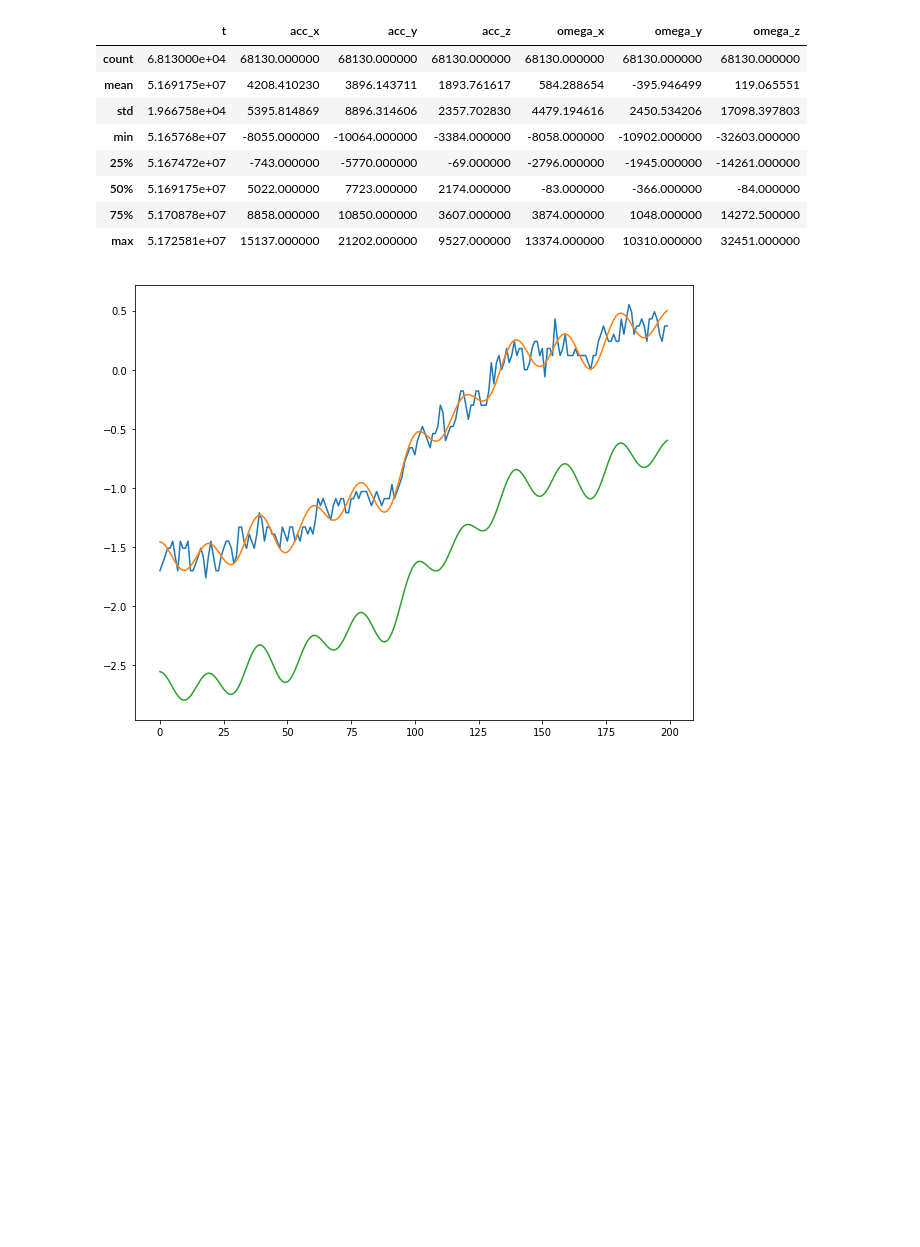
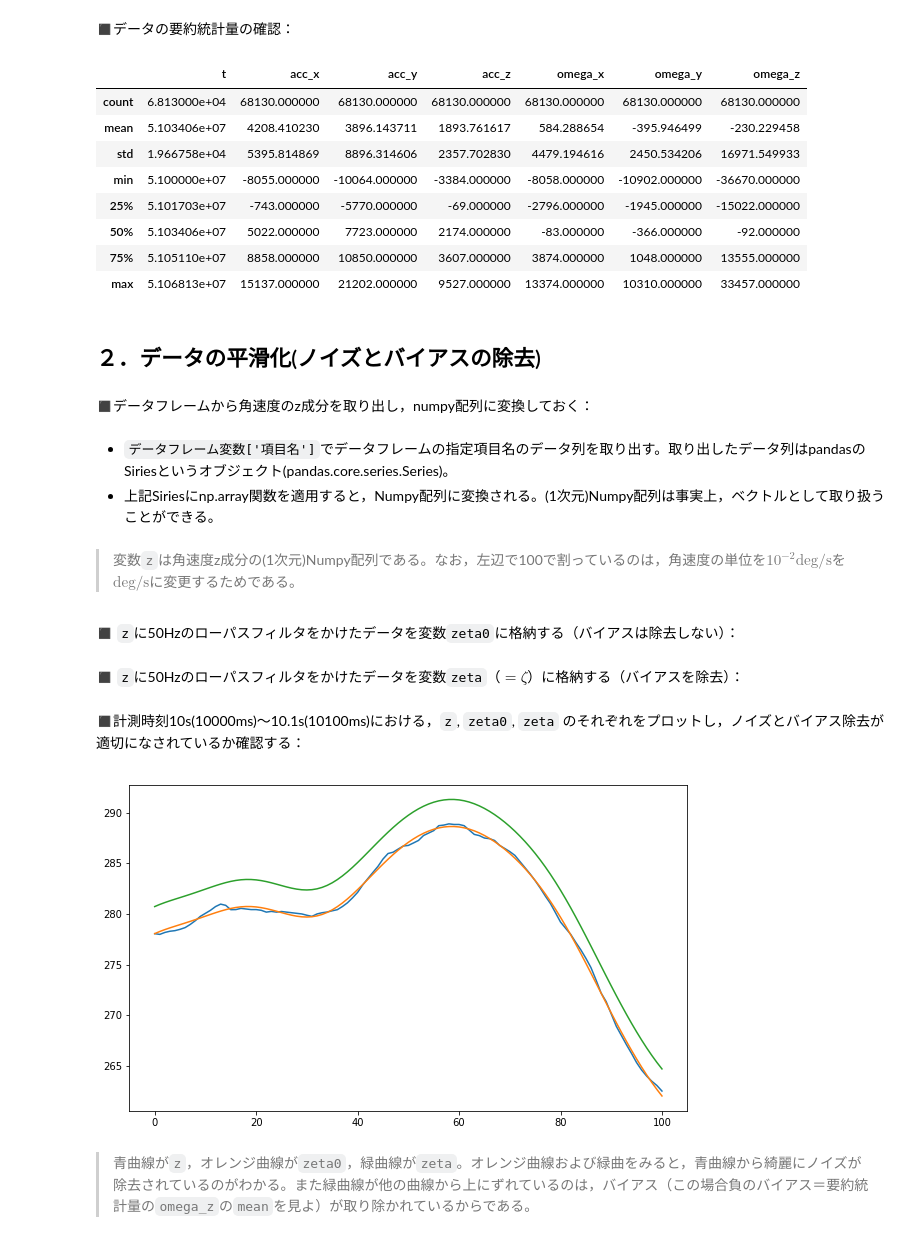
Before and after one commit to doppelgenkan/activity, a Jupyter notebook: angle_analysis/sholuder-angle.ipynb, the cells around one changed output. Cells and saved outputs as stored; diff of their text form; code cells hidden in the pictures; blank space fills up the shorter version.

```diff
--- a/angle_analysis/sholuder-angle.ipynb
+++ b/angle_analysis/sholuder-angle.ipynb
@@ -7,3 +16,3 @@ from integral import integral
 # %%
-df = pd.read_csv("memdata_TSND121-13121423_2019-05-20.csv", header=None,
+df = pd.read_csv("memdata_TSND121-13121423_2019-05-21.csv", header=None,
                  names=['item', 't', 'acc_x', 'acc_y', 'acc_z', 'omega_x', 'omega_y', 'omega_z'])
@@ -19,16 +41,29 @@ df.head()
+# %% [markdown]
+◼️データの要約統計量の確認：
 # %%
 df.describe()
 # %% [output]
 |  | t | acc_x | acc_y | acc_z | omega_x | omega_y | omega_z |
 | count | 6.813000e+04 | 68130.000000 | 68130.000000 | 68130.000000 | 68130.000000 | 68130.000000 | 68130.000000 |
-| mean | 5.169175e+07 | 4208.410230 | 3896.143711 | 1893.761617 | 584.288654 | -395.946499 | 119.065551 |
-| std | 1.966758e+04 | 5395.814869 | 8896.314606 | 2357.702830 | 4479.194616 | 2450.534206 | 17098.397803 |
-| min | 5.165768e+07 | -8055.000000 | -10064.000000 | -3384.000000 | -8058.000000 | -10902.000000 | -32603.000000 |
-| 25% | 5.167472e+07 | -743.000000 | -5770.000000 | -69.000000 | -2796.000000 | -1945.000000 | -14261.000000 |
-| 50% | 5.169175e+07 | 5022.000000 | 7723.000000 | 2174.000000 | -83.000000 | -366.000000 | -84.000000 |
-| 75% | 5.170878e+07 | 8858.000000 | 10850.000000 | 3607.000000 | 3874.000000 | 1048.000000 | 14272.500000 |
-| max | 5.172581e+07 | 15137.000000 | 21202.000000 | 9527.000000 | 13374.000000 | 10310.000000 | 32451.000000 |
+| mean | 5.103406e+07 | 4208.410230 | 3896.143711 | 1893.761617 | 584.288654 | -395.946499 | -230.229458 |
+| std | 1.966758e+04 | 5395.814869 | 8896.314606 | 2357.702830 | 4479.194616 | 2450.534206 | 16971.549933 |
+| min | 5.100000e+07 | -8055.000000 | -10064.000000 | -3384.000000 | -8058.000000 | -10902.000000 | -36670.000000 |
+| 25% | 5.101703e+07 | -743.000000 | -5770.000000 | -69.000000 | -2796.000000 | -1945.000000 | -15022.000000 |
+| 50% | 5.103406e+07 | 5022.000000 | 7723.000000 | 2174.000000 | -83.000000 | -366.000000 | -92.000000 |
+| 75% | 5.105110e+07 | 8858.000000 | 10850.000000 | 3607.000000 | 3874.000000 | 1048.000000 | 13555.000000 |
+| max | 5.106813e+07 | 15137.000000 | 21202.000000 | 9527.000000 | 13374.000000 | 10310.000000 | 33457.000000 |
+# %% [markdown]
+## ２．データの平滑化(ノイズとバイアスの除去)
+# %% [markdown]
+◼️データフレームから角速度のz成分を取り出し，numpy配列に変換しておく：
+# %% [markdown]
+- `データフレーム変数['項目名']`でデータフレームの指定項目名のデータ列を取り出す。取り出したデータ列はpandasのSiriesというオブジェクト(pandas.core.series.Series)。
+- 上記Siriesにnp.array関数を適用すると，Numpy配列に変換される。(1次元)Numpy配列は事実上，ベクトルとして取り扱うことができる。
 # %%
 z = np.array(df['omega_z'])/100
+# %% [markdown]
+> 変数`z`は角速度z成分の(1次元)Numpy配列である。なお，左辺で100で割っているのは，角速度の単位を$10^{-2} \mathrm{deg/s}$を $\mathrm{deg/s}$に変更するためである。
+# %% [markdown]
+◼️ `z`に50Hzのローパスフィルタをかけたデータを変数`zeta0`に格納する（バイアスは除去しない）：
 # %%
 zeta0 =  lpf.lpfilter(z, 50, rmdc=False)
@@ -35,0 +70,2 @@ zeta = lpf.lpfilter(z, 50)
+# %% [markdown]
+◼️ `z`に50Hzのローパスフィルタをかけたデータを変数`zeta`（$=\zeta$）に格納する（バイアスを除去）：
@@ -36,8 +74,12 @@ zeta = lpf.lpfilter(z, 50)
+# %% [markdown]
+◼️計測時刻10s(10000ms)〜10.1s(10100ms)における，`z`, `zeta0`, `zeta` のそれぞれをプロットし，ノイズとバイアス除去が適切になされているか確認する：
 # %%
-plt.figure(figsize=(10,8))
-plt.plot(z[1000:1200])
-plt.plot(zeta0[1000:1200])
-plt.plot(zeta[1000:1200])
+plt.figure(figsize=(10,6))    #グラフのサイズを10:6に設定
+plt.plot(z[10000:10101])
+plt.plot(zeta0[10000:10101])
+plt.plot(zeta[10000:10101])
 plt.show()
 # %% [output]
-[figure, old version]
+[figure, new version]
+# %% [markdown]
+> 青曲線が`z`，オレンジ曲線が`zeta0`，緑曲線が`zeta`。オレンジ曲線および緑曲をみると，青曲線から綺麗にノイズが除去されているのがわかる。また緑曲線が他の曲線から上にずれているのは，バイアス（この場合負のバイアス＝要約統計量の`omega_z`の`mean`を見よ）が取り除かれているからである。
```
Also changed, not shown: parts of 19 cells of this notebook, 3 other files.
